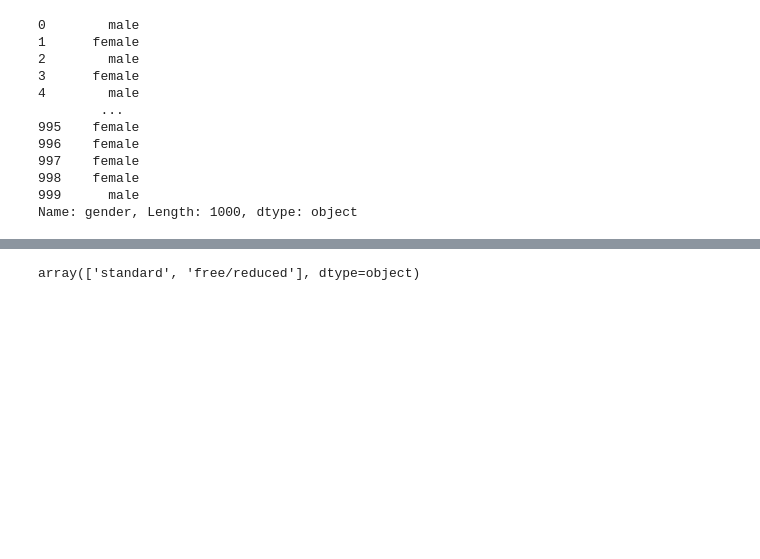
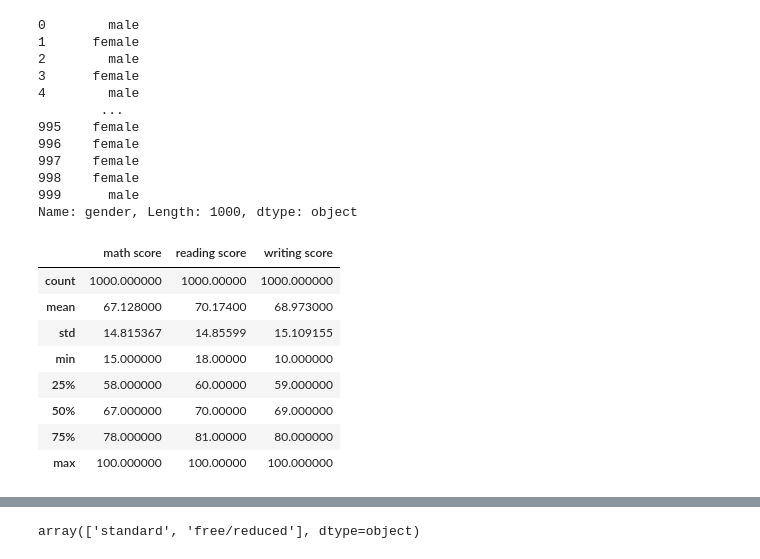
Before and after one commit to Ravi8889/Dphi-Bootcamps, a Jupyter notebook: Introduction for Pandas/Day4.ipynb, the cells around one changed output, grey strips where cells are left out. Saved outputs shown, nothing was run; the diff lists cells and outputs as text; code cells hidden in the pictures; blank space fills up the shorter version.

```diff
--- a/Introduction for Pandas/Day4.ipynb
+++ b/Introduction for Pandas/Day4.ipynb
@@ -85,3 +85,15 @@ df.gender
 998    female
 999      male
 Name: gender, Length: 1000, dtype: object
+# %%
+df.describe()
+# %% [output]
+|  | math score | reading score | writing score |
+| count | 1000.000000 | 1000.00000 | 1000.000000 |
+| mean | 67.128000 | 70.17400 | 68.973000 |
+| std | 14.815367 | 14.85599 | 15.109155 |
+| min | 15.000000 | 18.00000 | 10.000000 |
+| 25% | 58.000000 | 60.00000 | 59.000000 |
+| 50% | 67.000000 | 70.00000 | 69.000000 |
+| 75% | 78.000000 | 81.00000 | 80.000000 |
+| max | 100.000000 | 100.00000 | 100.000000 |
```
Also changed, not shown: parts of 4 cells of this notebook, 1 other file.
